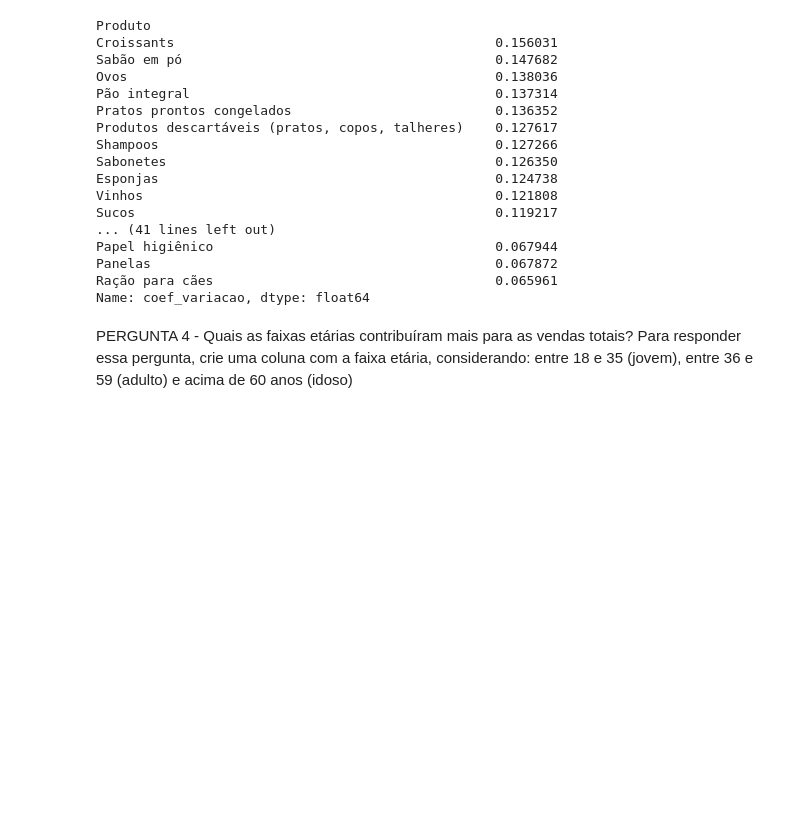
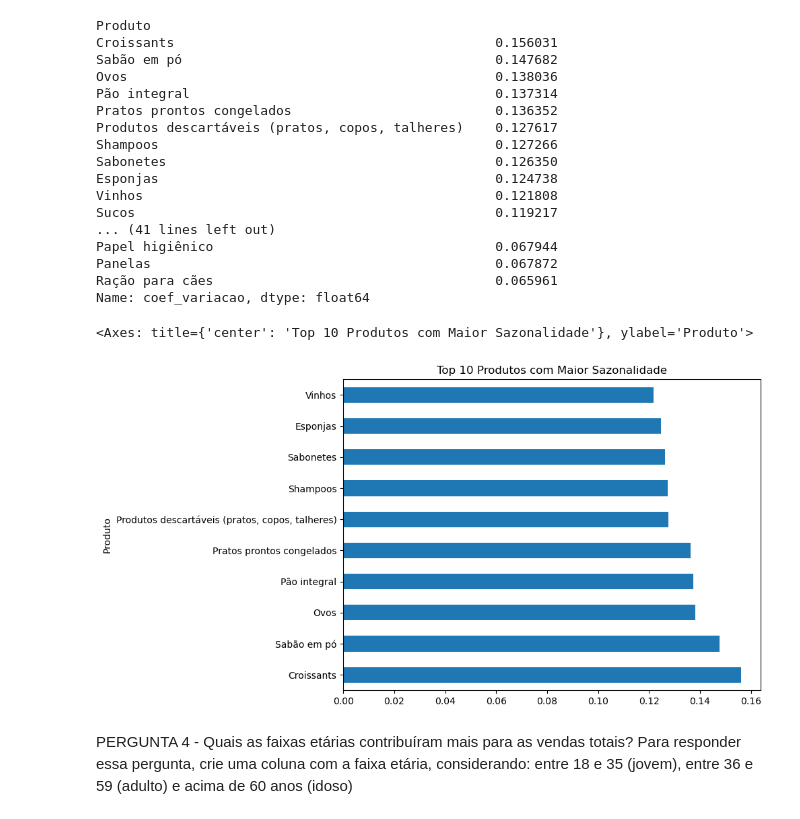
Before and after one commit to denisemasar/analise_vendas, a Jupyter notebook: analise_vendas.ipynb, the cells around one changed output. Saved outputs shown, nothing was run; the diff lists cells and outputs as text; code cells hidden in the pictures; blank space fills up the shorter version.

```diff
--- a/analise_vendas.ipynb
+++ b/analise_vendas.ipynb
@@ -359,5 +388,15 @@ Papel higiênico                                    0.067944
 Panelas                                            0.067872
 Ração para cães                                    0.065961
 Name: coef_variacao, dtype: float64
+# %%
+#Crio um gráfico os 10 produtos com maior sazonalidade.
+sazonalidade.head(10).plot(
+    kind="barh",
+    figsize=(8,6),
+    title="Top 10 Produtos com Maior Sazonalidade"
+)
+# %% [output]
+<Axes: title={'center': 'Top 10 Produtos com Maior Sazonalidade'}, ylabel='Produto'>
+[figure, added]
 # %% [markdown]
 PERGUNTA 4 - Quais as faixas etárias contribuíram mais para as vendas totais? Para responder essa pergunta, crie uma coluna com a faixa etária, considerando: entre 18 e 35 (jovem), entre 36 e 59 (adulto) e acima de 60 anos (idoso)
```
Also changed, not shown: parts of 30 cells of this notebook, 1 other file.
